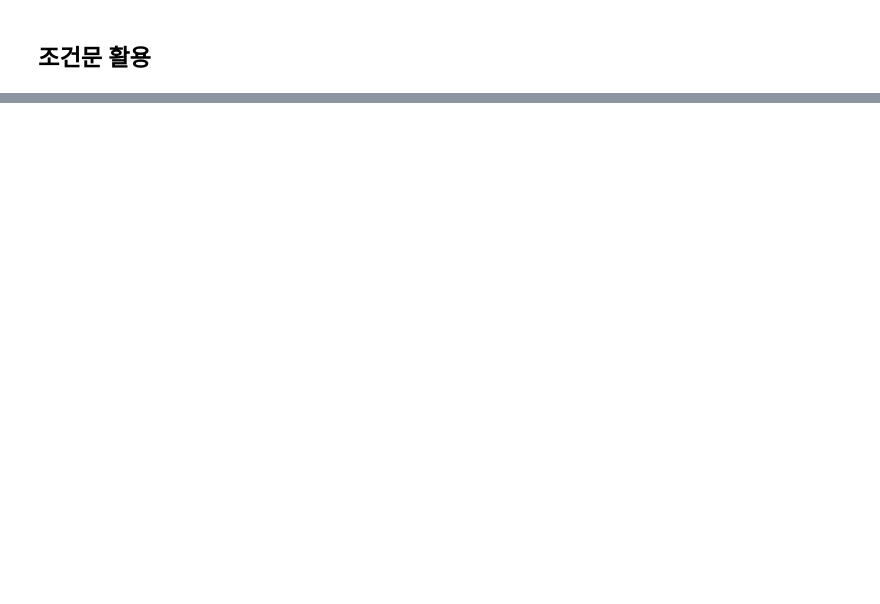
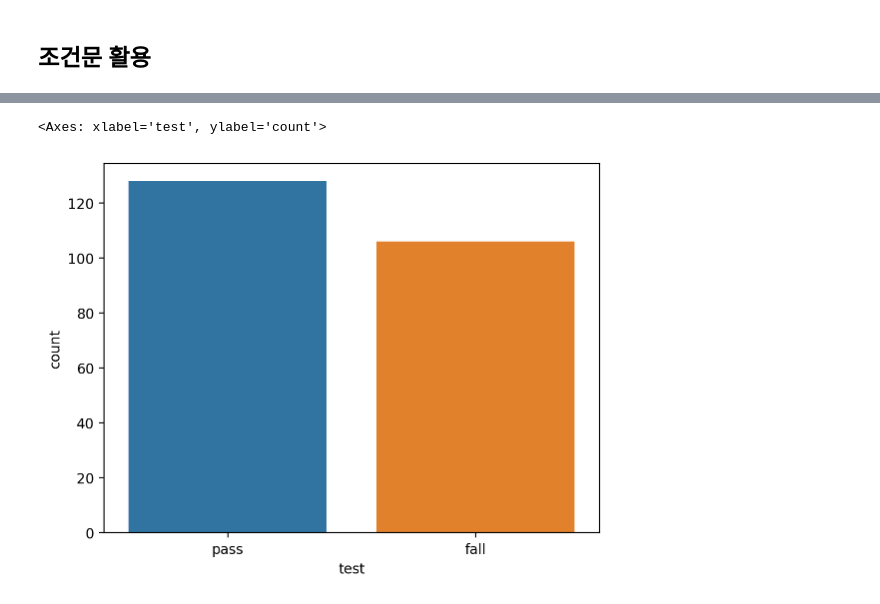
Before and after one commit to kihyuk-1/2025-1-myclass-BDA, a Jupyter notebook: inclass/05w_B_wed_0402.ipynb, the cells around one changed output, grey strips where cells are left out. Drawn from its saved outputs; the diff is of its cells as text; code cells hidden in the pictures; blank space fills up the shorter version.

```diff
--- a/inclass/05w_B_wed_0402.ipynb
+++ b/inclass/05w_B_wed_0402.ipynb
@@ -174,0 +255,5 @@ sns,histplot(mpg , x='total');
+# %%
+sns.countplot(mpg , x='test' , hue='test')
+# %% [output]
+<Axes: xlabel='test', ylabel='count'>
+[figure, added]
```
Also changed, not shown: parts of 50 cells of this notebook.
